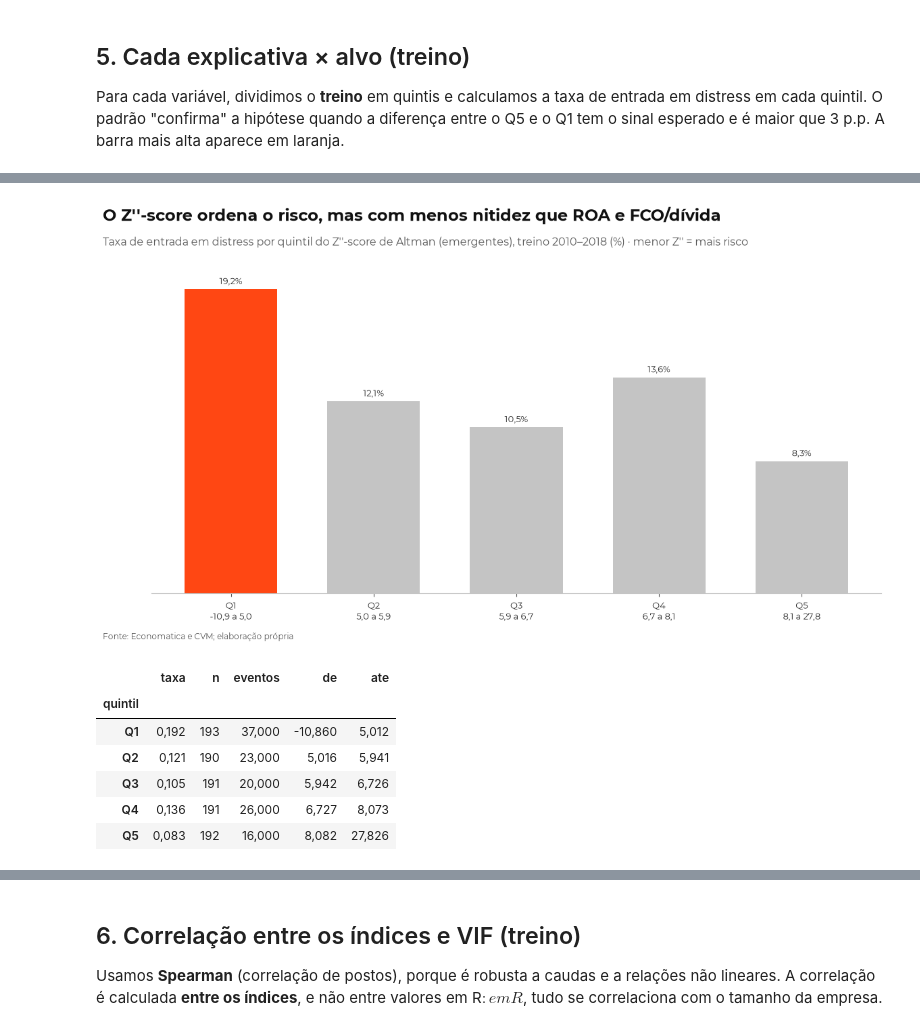
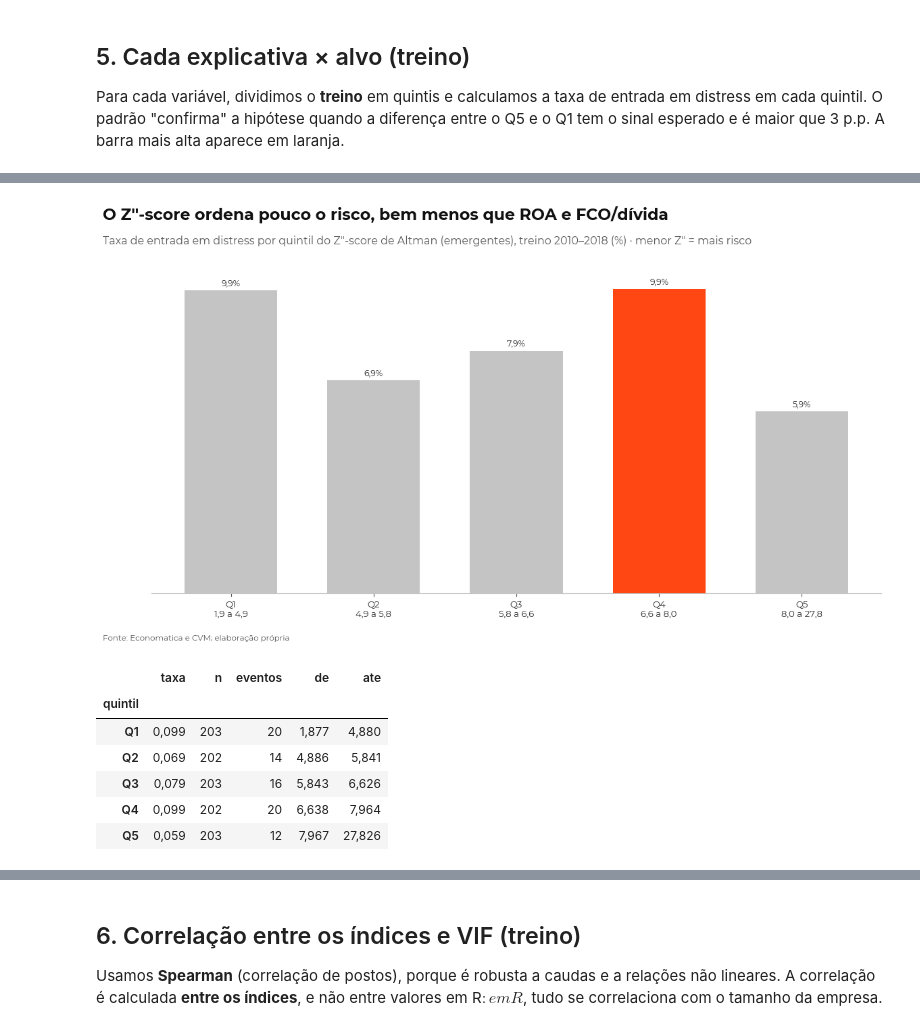
Before and after one commit to davibarbosaes-027/Projeto-2_CB, a Jupyter notebook: notebooks/03_exploratoria.ipynb, the cells around one changed output, grey strips where cells are left out. Cells and saved outputs as stored; diff of their text form; code cells hidden in the pictures.

Commit message:
Modelagem e finalização do readme

```diff
--- a/notebooks/03_exploratoria.ipynb
+++ b/notebooks/03_exploratoria.ipynb
@@ -16,7 +16,7 @@ import matplotlib.pyplot as plt
 import numpy as np
 import pandas as pd
 
-from src import config as cfg, dados, eda, style
+from src import config as cfg, dados, eda, modelagem as mod, style
 
 style.aplicar()
 pd.set_option('display.max_columns', 40)
@@ -24,7 +24,9 @@ pd.set_option('display.width', 200)
 pd.set_option('display.float_format', lambda x: style.num_br(x, 3))
 
 ea = pd.read_parquet(cfg.DATA_PROCESSED / 'base_empresa_ano.parquet')
-risco = ea[ea['em_risco']]
+# A amostra em risco é a do ALVO ESCOLHIDO no notebook 04 (cfg.ALVO_MODELO), a mesma da modelagem (notebook 05).
+# Assim a exploração olha exatamente o alvo que o modelo vai prever (e não o alvo A da Fase 2).
+risco = mod.preparar_amostra(ea)
 treino = risco[risco['split'] == 'treino']
 cad = dados.carregar_cad_cvm()
 cad1 = dados.cad_por_cnpj(cad)
@@ -379,21 +381,21 @@ resumo.style.format({'Q1': lambda x: style.pct_br(x, 1), 'Q5': lambda x: style.p
 # %%
 # Referência: o Z''-score (baseline) também ordena o risco?
 tab_z = eda.taxa_por_quintil(treino, 'z_score')
 fig, ax = eda.fig_quintil(tab_z)
 rot = [f'{q}\n{style.num_br(a, 1)} a {style.num_br(b, 1)}' for q, a, b in zip(tab_z.index, tab_z['de'], tab_z['ate'])]
 ax.set_xticks(range(len(rot)), rot, fontsize=9.5)
-style.titulos(fig, "O Z''-score ordena o risco, mas com menos nitidez que ROA e FCO/dívida",
+style.titulos(fig, "O Z''-score ordena pouco o risco, bem menos que ROA e FCO/dívida",
               "Taxa de entrada em distress por quintil do Z''-score de Altman (emergentes), treino 2010–2018 (%) · menor Z'' = mais risco")
 style.salvar(fig, 'fig14_quintil_zscore')
 plt.show()
 tab_z
 # %% [output]
-[figure, old version]
+[figure, new version]
 |  | taxa | n | eventos | de | ate |
 | quintil |  |  |  |  |  |
-| Q1 | 0,192 | 193 | 37,000 | -10,860 | 5,012 |
-| Q2 | 0,121 | 190 | 23,000 | 5,016 | 5,941 |
-| Q3 | 0,105 | 191 | 20,000 | 5,942 | 6,726 |
-| Q4 | 0,136 | 191 | 26,000 | 6,727 | 8,073 |
-| Q5 | 0,083 | 192 | 16,000 | 8,082 | 27,826 |
+| Q1 | 0,099 | 203 | 20 | 1,877 | 4,880 |
+| Q2 | 0,069 | 202 | 14 | 4,886 | 5,841 |
+| Q3 | 0,079 | 203 | 16 | 5,843 | 6,626 |
+| Q4 | 0,099 | 202 | 20 | 6,638 | 7,964 |
+| Q5 | 0,059 | 203 | 12 | 7,967 | 27,826 |
 # %% [markdown]
```
Also changed, not shown: parts of 21 cells of this notebook, 28 other files.
